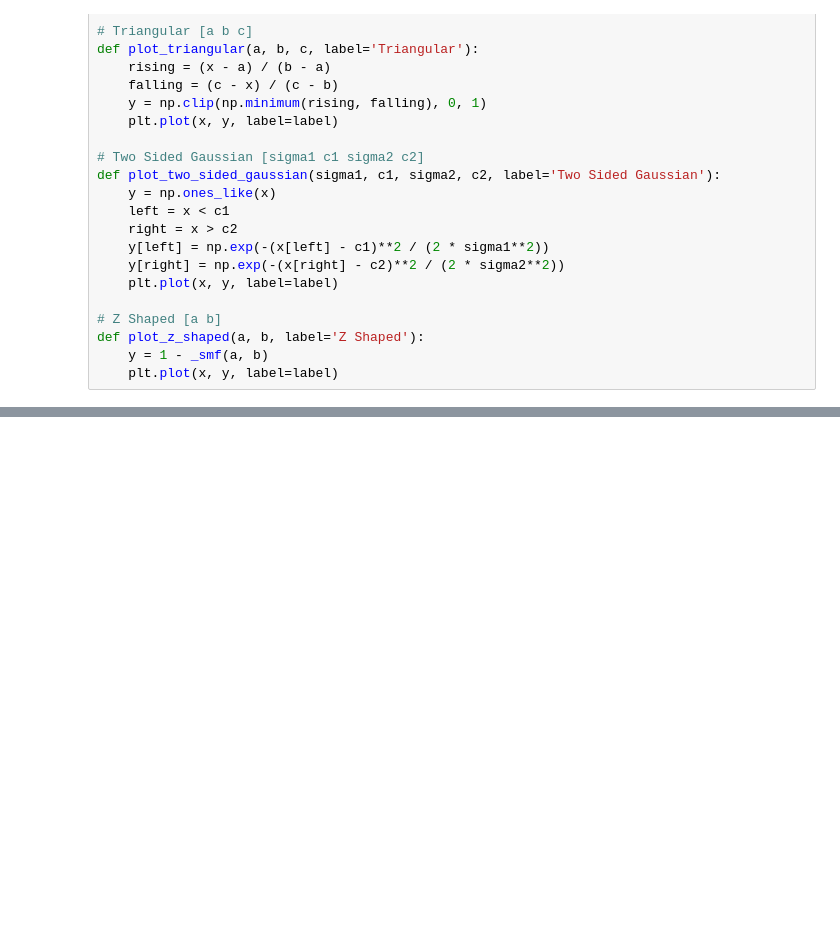
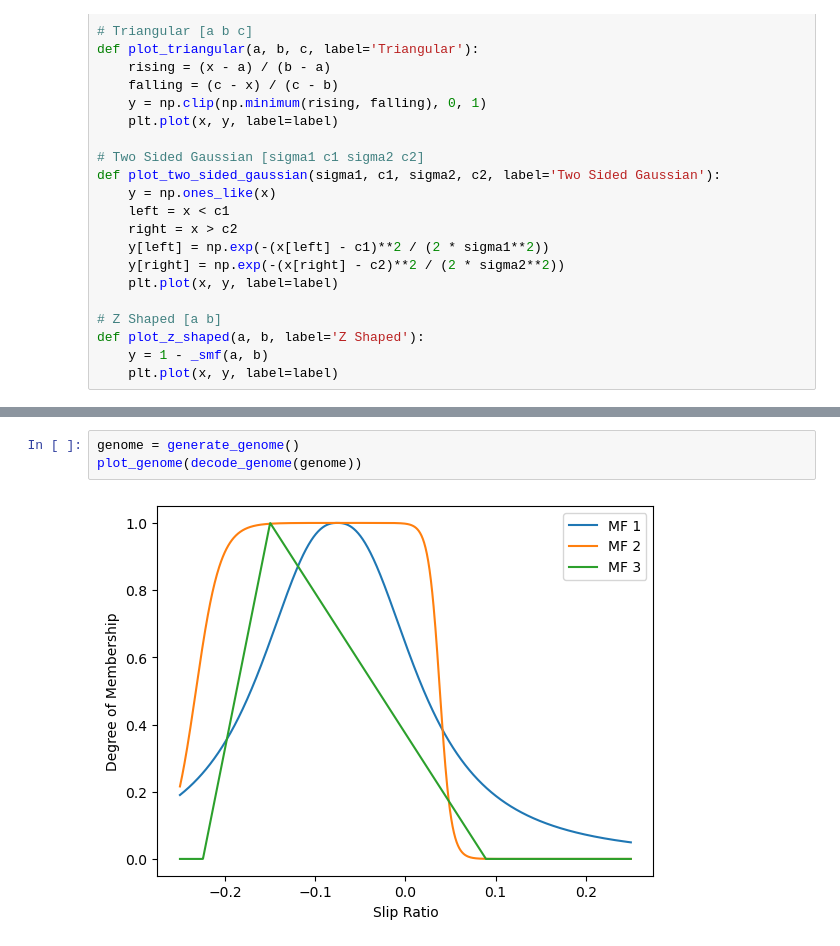
Before and after one commit to msfrt/Electrical-SR27, a Jupyter notebook: EvoComputation/GA_Fuzzy_MF_Test.ipynb, the cells around one changed output, grey strips where cells are left out. Drawn from its saved outputs; the diff is of its cells as text; blank space fills up the shorter version.

```diff
--- a/EvoComputation/GA_Fuzzy_MF_Test.ipynb
+++ b/EvoComputation/GA_Fuzzy_MF_Test.ipynb
@@ -961,0 +1009,5 @@ def plot_z_shaped(a, b, label='Z Shaped'):
+# %%
+genome = generate_genome()
+plot_genome(decode_genome(genome))
+# %% [output]
+[figure, added]
```
Also changed, not shown: parts of 6 cells of this notebook.
